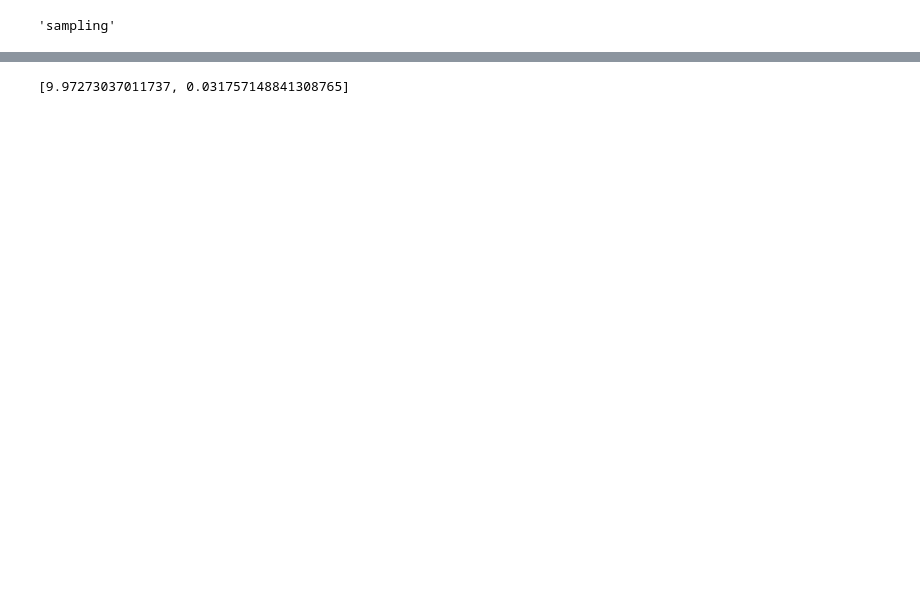
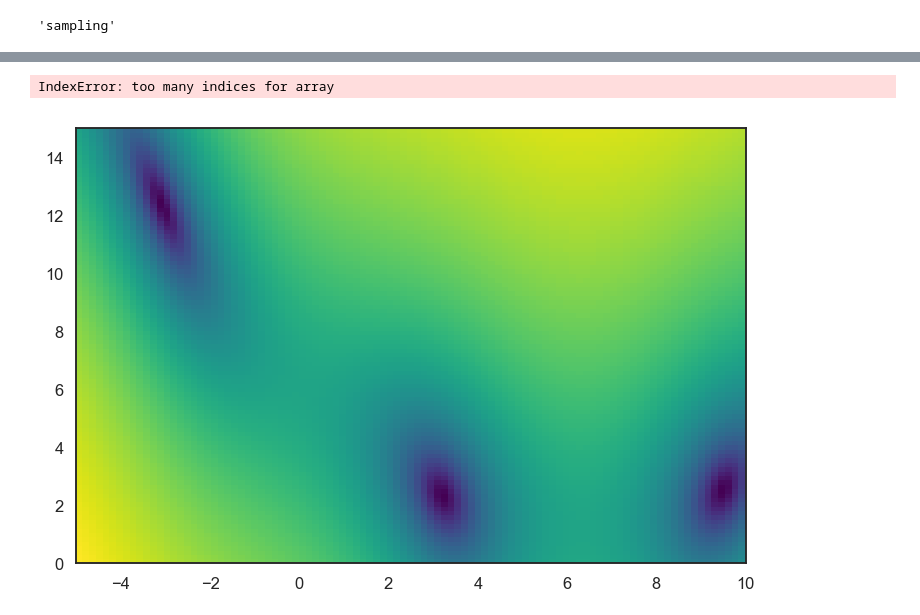
Before and after one commit to nawalgao/scikit-optimize, a Jupyter notebook: examples/skopt_llbnn_test.ipynb, the cells around one changed output, grey strips where cells are left out. Saved outputs shown, nothing was run; the diff lists cells and outputs as text; code cells hidden in the pictures; blank space fills up the shorter version.

```diff
--- a/examples/skopt_llbnn_test.ipynb
+++ b/examples/skopt_llbnn_test.ipynb
@@ -33,7 +32,7 @@ def plot_branin_with_points(X):
     ax.legend(loc="best", numpoints=1)
 
     ax.set_xlabel("X1")
-    ax.set_xlim([-5, 10])
+    ax.set_xlim([-5, 11])
     ax.set_ylabel("X2")
     ax.set_ylim([0, 15])
 # %%
@@ -79,5 +78,5 @@ X_train[:,1] = X_train_norm[:,1]*15
 Y_train = branin(X_train.T)
 bounds = [(-5.0, 10.0), (0.0, 15.0)]
 # %%
-opt = Optimizer(bounds, base_estimator="llbnn", acq_func = 'EI',
+opt = Optimizer(bounds, base_estimator="gp", acq_func = 'RuiEI',
                 acq_optimizer = 'sampling', random_state = 123)
@@ -124,0 +113,8 @@ we are here :: other Acq than qEI
+# %%
+qei_args_dict = {'num_sampled_points': 3,
+               'num_batches_eval' : 4000,
+               'strategy_batch_selection' : 'random'}
+
+rui_ei_args_dict = {'num_sampled_points': 5}
+# %%
+r = opt.ask(n_points= None, additional_acq_func_kwargs = rui_ei_args_dict)
@@ -125,4 +136,7 @@ we are here :: other Acq than qEI
+# %%
+plot_branin_with_points(np.array(r))
+# %% [output]
+IndexError: too many indices for array
+[figure, added]
 # %%
-opt.ask()
+opt.base_estimator_
-# %% [output]
-[9.97273037011737, 0.031757148841308765]
```
Also changed, not shown: parts of 19 cells of this notebook, 10 other files.
